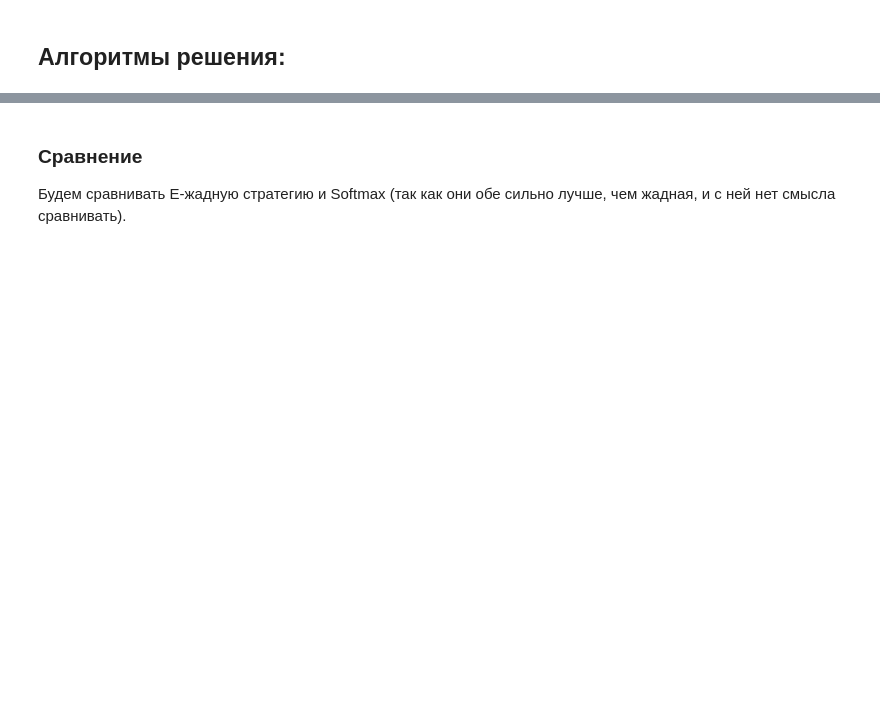
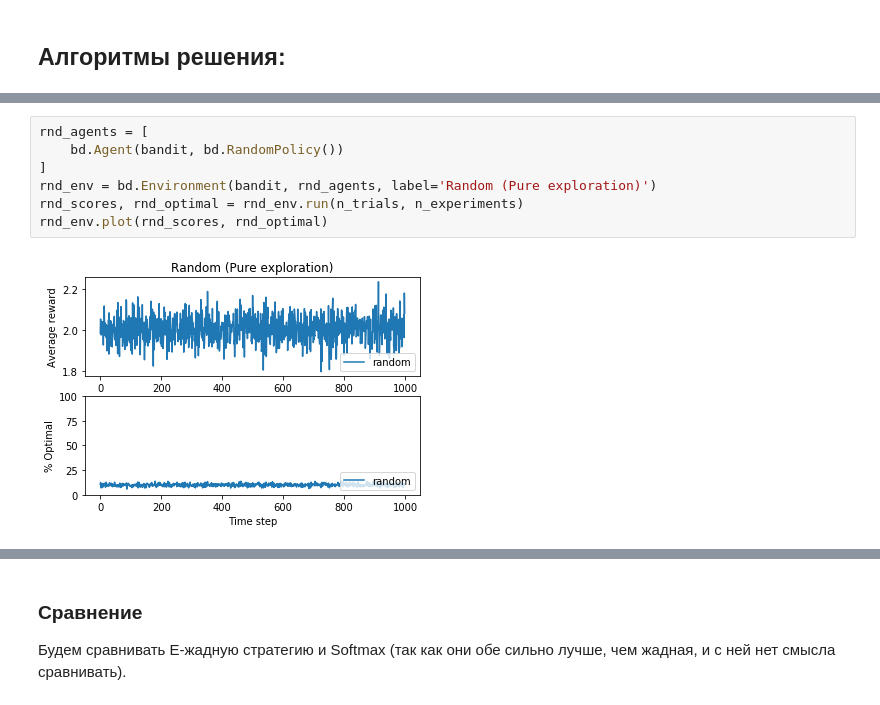
Before and after one commit to NameArtem/multi-armed-bandit, a Jupyter notebook: Task.ipynb, the cells around one changed output, grey strips where cells are left out. Saved outputs shown, nothing was run; the diff lists cells and outputs as text; blank space fills up the shorter version.

Commit message:
Add random policy

```diff
--- a/Task.ipynb
+++ b/Task.ipynb
@@ -44,3 +52,12 @@ print("Средние награды ручек:\n", bandit.means)
+# %%
+rnd_agents = [
+    bd.Agent(bandit, bd.RandomPolicy())
+]
+rnd_env = bd.Environment(bandit, rnd_agents, label='Random (Pure exploration)')
+rnd_scores, rnd_optimal = rnd_env.run(n_trials, n_experiments)
+rnd_env.plot(rnd_scores, rnd_optimal)
+# %% [output]
+[figure, added]
 # %% [markdown]
 ### Жадная стратегия
 
```
Also changed, not shown: parts of 5 cells of this notebook, 2 other files.
